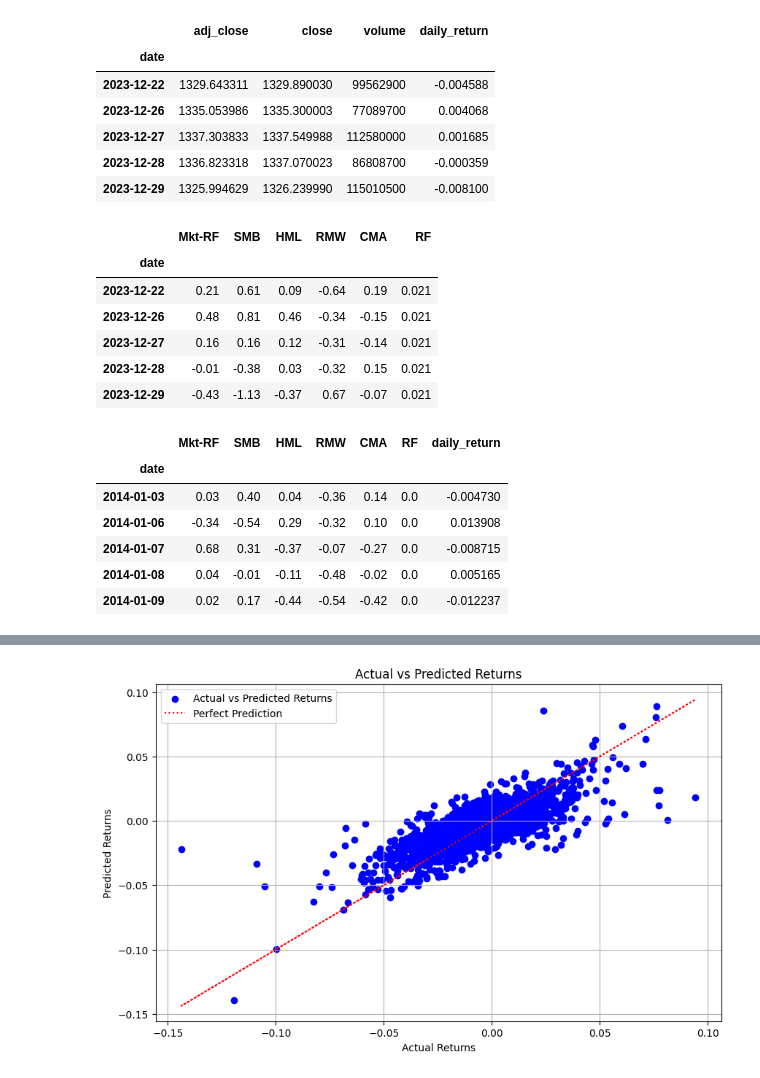
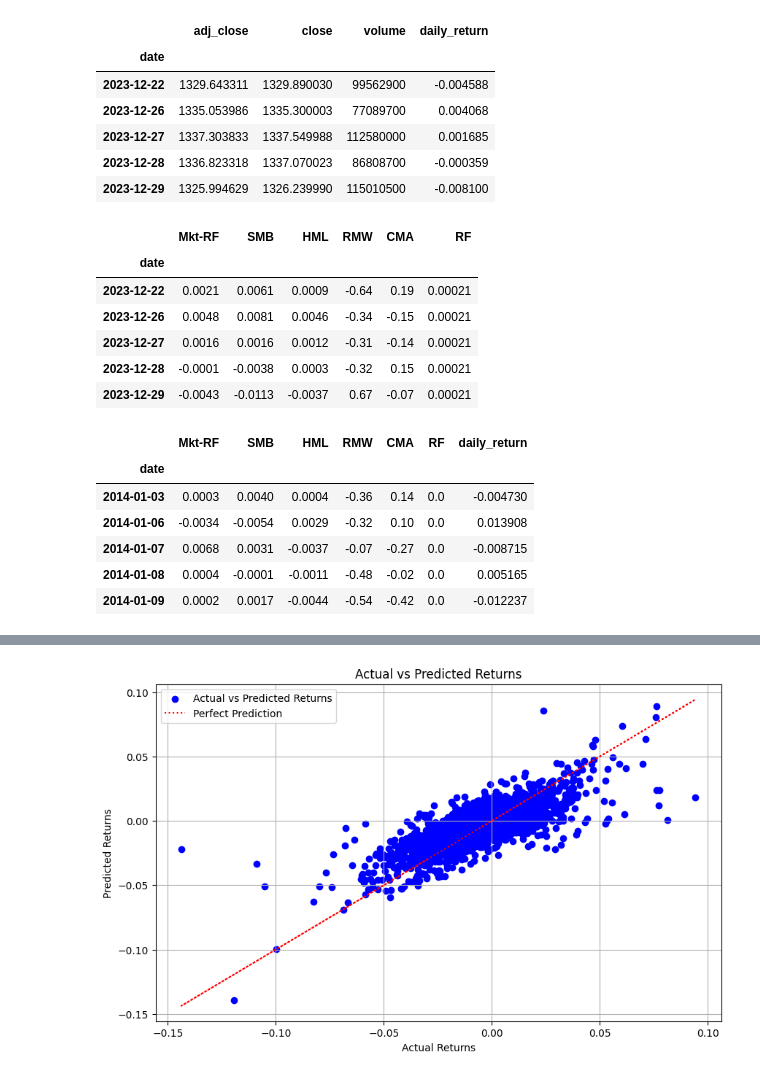
Before and after one commit to joshhzheng/Portfolio-Analysis, a Jupyter notebook: FAANG.ipynb, the cells around one changed output, grey strips where cells are left out. Drawn from its saved outputs; the diff is of its cells as text; code cells hidden in the pictures.

```diff
--- a/FAANG.ipynb
+++ b/FAANG.ipynb
@@ -49,32 +49,35 @@ faang_portfolio.tail()
 # %%
 # get Fama French Five Factor Model Data
 famafrench = pd.read_csv('famafrench_data/F-F_Research_Data_5_Factors_2x3_daily.CSV', skiprows=3, index_col=0)
 famafrench['date'] = pd.to_datetime(famafrench.index, format='%Y%m%d')
 famafrench.set_index('date', inplace=True)
+
+# convert to percentage
+famafrench[['Mkt-RF', 'SMB', 'HML', 'RF']] = famafrench[['Mkt-RF', 'SMB', 'HML', 'RF']] / 100
 famafrench.tail()
 # %% [output]
 |  | Mkt-RF | SMB | HML | RMW | CMA | RF |
 | date |  |  |  |  |  |  |
-| 2023-12-22 | 0.21 | 0.61 | 0.09 | -0.64 | 0.19 | 0.021 |
-| 2023-12-26 | 0.48 | 0.81 | 0.46 | -0.34 | -0.15 | 0.021 |
-| 2023-12-27 | 0.16 | 0.16 | 0.12 | -0.31 | -0.14 | 0.021 |
-| 2023-12-28 | -0.01 | -0.38 | 0.03 | -0.32 | 0.15 | 0.021 |
-| 2023-12-29 | -0.43 | -1.13 | -0.37 | 0.67 | -0.07 | 0.021 |
+| 2023-12-22 | 0.0021 | 0.0061 | 0.0009 | -0.64 | 0.19 | 0.00021 |
+| 2023-12-26 | 0.0048 | 0.0081 | 0.0046 | -0.34 | -0.15 | 0.00021 |
+| 2023-12-27 | 0.0016 | 0.0016 | 0.0012 | -0.31 | -0.14 | 0.00021 |
+| 2023-12-28 | -0.0001 | -0.0038 | 0.0003 | -0.32 | 0.15 | 0.00021 |
+| 2023-12-29 | -0.0043 | -0.0113 | -0.0037 | 0.67 | -0.07 | 0.00021 |
 # %%
 # merge the dataframes based on the date index
 merged_data = famafrench.join(faang_portfolio['daily_return'], how='inner')
-merged_data.to_csv('portfolio_data/merged_data.csv')
+merged_data.to_csv('faang_portfolio_data/merged_data.csv')
 merged_data.head()
 
 ## note: python automatically fits time frame data
 # %% [output]
 |  | Mkt-RF | SMB | HML | RMW | CMA | RF | daily_return |
 | date |  |  |  |  |  |  |  |
-| 2014-01-03 | 0.03 | 0.40 | 0.04 | -0.36 | 0.14 | 0.0 | -0.004730 |
-| 2014-01-06 | -0.34 | -0.54 | 0.29 | -0.32 | 0.10 | 0.0 | 0.013908 |
-| 2014-01-07 | 0.68 | 0.31 | -0.37 | -0.07 | -0.27 | 0.0 | -0.008715 |
-| 2014-01-08 | 0.04 | -0.01 | -0.11 | -0.48 | -0.02 | 0.0 | 0.005165 |
-| 2014-01-09 | 0.02 | 0.17 | -0.44 | -0.54 | -0.42 | 0.0 | -0.012237 |
+| 2014-01-03 | 0.0003 | 0.0040 | 0.0004 | -0.36 | 0.14 | 0.0 | -0.004730 |
+| 2014-01-06 | -0.0034 | -0.0054 | 0.0029 | -0.32 | 0.10 | 0.0 | 0.013908 |
+| 2014-01-07 | 0.0068 | 0.0031 | -0.0037 | -0.07 | -0.27 | 0.0 | -0.008715 |
+| 2014-01-08 | 0.0004 | -0.0001 | -0.0011 | -0.48 | -0.02 | 0.0 | 0.005165 |
+| 2014-01-09 | 0.0002 | 0.0017 | -0.0044 | -0.54 | -0.42 | 0.0 | -0.012237 |
 # %%
 # calulate residual returns
 merged_data['residual_return'] = merged_data.daily_return - merged_data.RF
```
Also changed, not shown: parts of 10 cells of this notebook, 9 other files.
